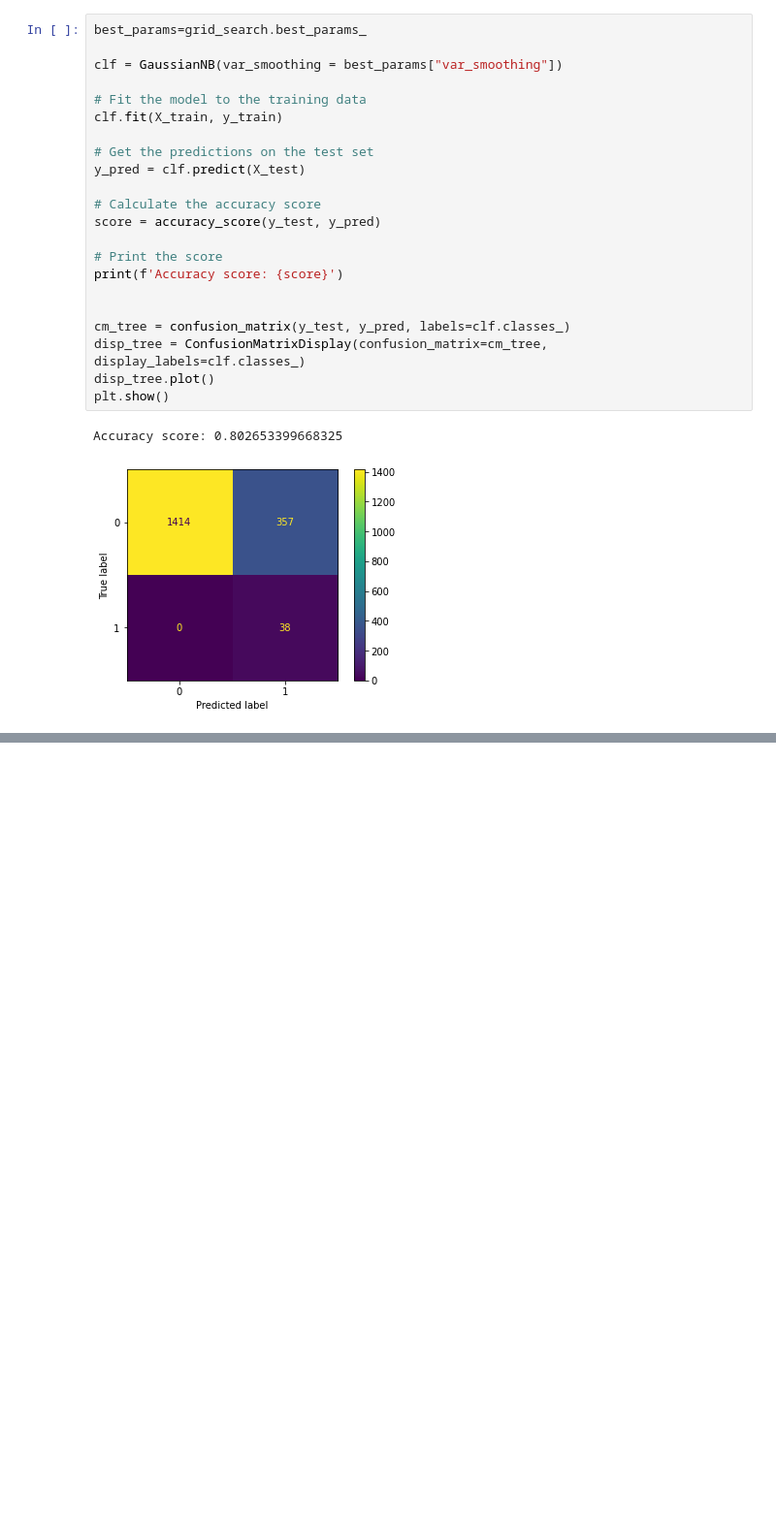
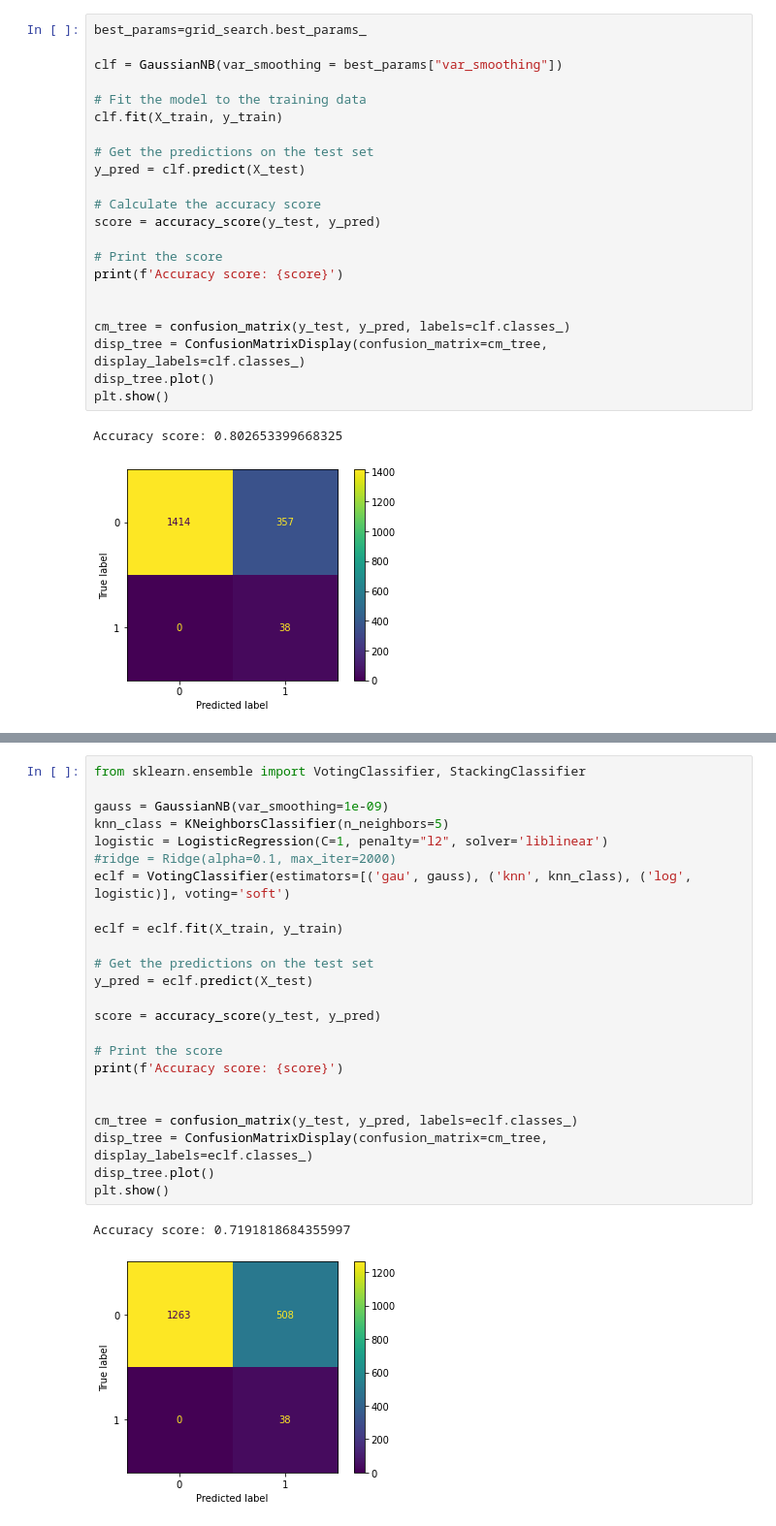
Before and after one commit to ruigomesbioinf/sib_dream_challenge, a Jupyter notebook: src/machine_learning.ipynb, the cells around one changed output, grey strips where cells are left out. Shown at 97% size. Saved outputs shown, nothing was run; the diff lists cells and outputs as text; blank space fills up the shorter version.

Commit message:
[ADD] Ensemble models

```diff
--- a/src/machine_learning.ipynb
+++ b/src/machine_learning.ipynb
@@ -335,0 +341,27 @@ Accuracy score: 0.802653399668325
+# %%
+from sklearn.ensemble import VotingClassifier, StackingClassifier
+
+gauss = GaussianNB(var_smoothing=1e-09)
+knn_class = KNeighborsClassifier(n_neighbors=5)
+logistic = LogisticRegression(C=1, penalty="l2", solver='liblinear')
+#ridge = Ridge(alpha=0.1, max_iter=2000)
+eclf = VotingClassifier(estimators=[('gau', gauss), ('knn', knn_class), ('log', logistic)], voting='soft')
+
+eclf = eclf.fit(X_train, y_train)
+
+# Get the predictions on the test set
+y_pred = eclf.predict(X_test)
+
+score = accuracy_score(y_test, y_pred)
+
+# Print the score
+print(f'Accuracy score: {score}')
+
+
+cm_tree = confusion_matrix(y_test, y_pred, labels=eclf.classes_)
+disp_tree = ConfusionMatrixDisplay(confusion_matrix=cm_tree, display_labels=eclf.classes_)
+disp_tree.plot()
+plt.show()
+# %% [output]
+Accuracy score: 0.7191818684355997
+[figure, added]
```
Also changed, not shown: parts of 2 cells of this notebook.
